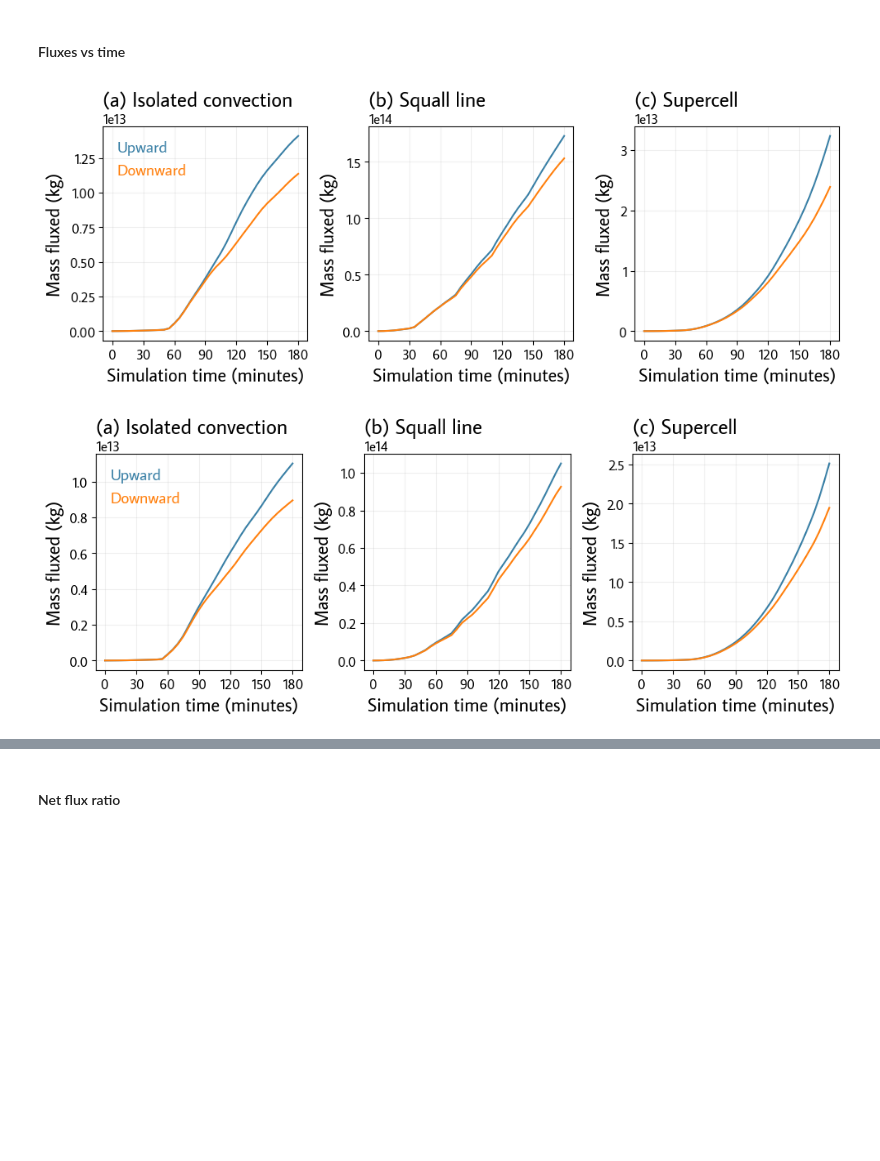
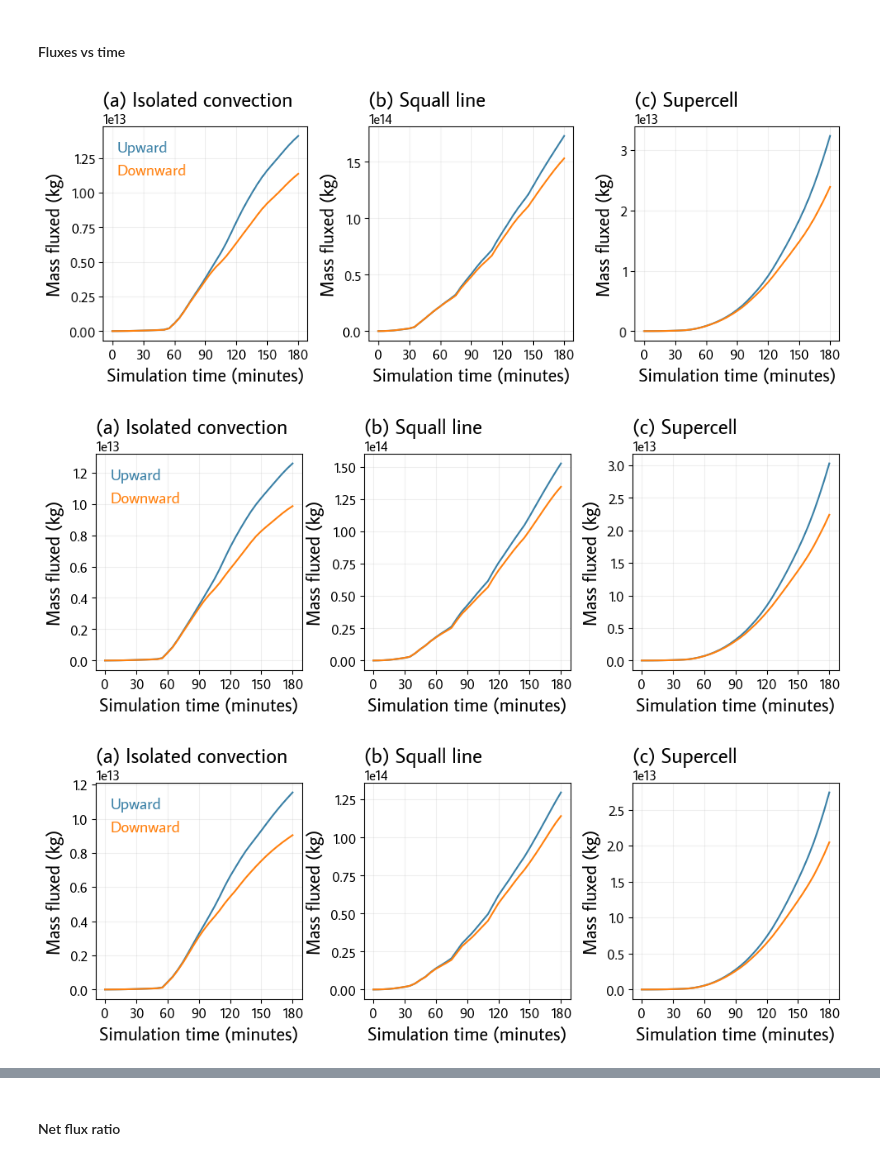
Before and after one commit to cmdavis4/tracer_paper, a Jupyter notebook: analysis-tracerpaper.ipynb, the cells around one changed output, grey strips where cells are left out. Drawn from its saved outputs; the diff is of its cells as text; code cells hidden in the pictures; blank space fills up the shorter version.

```diff
--- a/analysis-tracerpaper.ipynb
+++ b/analysis-tracerpaper.ipynb
@@ -3852,7 +3857,10 @@ for storm_name in tqdm(list(blt.STORM_LABELS.keys())):
         input_filenames=rams_lite_input_filenames,
         time_dim_name="time",
         units=False,
-        **rams_lite_input_dim_names_kwargs,
+        # keep_vars=['WC', 'THETA', 'PI', ]
+        dim_names={"phony_dim_0": "y", "phony_dim_1": "x", "phony_dim_2": "p"},
+        chunks={"x": 440, "y": 750},
+        preprocess=lambda ds: ds.isel({"phony_dim_3": z_ul_ix}, drop=True),
     )
 
     # Postprocess
@@ -3876,5 +3884,7 @@ for storm_name in tqdm(list(blt.STORM_LABELS.keys())):
 
     # Store
     lite_dss[storm_name] = storm_ds
+    break
+storm_ds
 # %% [output]
 Reading and concatenating 5401 RAMS individual timestep outputs...
@@ -3882,0 +3908,3 @@ Reading and concatenating 5401 RAMS individual timestep outputs...
+# %%
+storm_ds = storm_ds.chunk({"x": len(storm_ds["x"].values)})
+storm_ds
@@ -3902,3 +3998,13 @@ Reading and concatenating 5401 RAMS individual timestep outputs...
 #         pkl.dump(flux_dss, f)
 
 # fix_flux(Path("/home/cmdavis4/projects/tracer_paper/data/derived/ul_mass_fluxes_z-10000_old.pkl"), Path("/home/cmdavis4/projects/tracer_paper/data/derived/ul_mass_fluxes_z-10000.pkl"))
+# %%
+   ul_flux = (
+        ds["WC"] * ds["air_density"] * 500**2 * 2  # m/s  # kg/m^3  # m^2  # s
+    ).where(
+        mask
+    )  # Gives kg
+    return ul_flux.sum(["x", "y"]).cumsum("time")
+
+
+ic_z10km_ds = lite_dss["ic_wk"]#.sel({"z": 10_000}, method="nearest")
@@ -3931,15 +4099,13 @@ def calculate_ul_fluxes(height_threshold):
     for storm_ix, (storm, lite_ds) in tqdm(enumerate(lite_dss.items())):
         this_ul_ds = lite_ds.sel({"z": height_threshold}, method="nearest", drop=True)
 
-        # Calculate positive flux across the 10km level
+        # Calculate positive (upward) flux across this vertical level
         # ================================
-        # Calculate positive vertical mass flux at each point in space-time
         print("Calculating upward flux")
         this_upward_flux = _calculate_fluxes(this_ul_ds.where(this_ul_ds["WC"] > 0))
 
-        # Calculate downward flux across the 10km level
+        # Calculate negative (downward) flux across this vertical level
         # ================================
-        # Calculate negative vertical mass flux at each point in space-time
         print("Calculating downward flux")
         this_downward_flux = _calculate_fluxes(this_ul_ds.where(this_ul_ds["WC"] < 0))
 
@@ -3951,7 +4117,7 @@ def calculate_ul_fluxes(height_threshold):
 
 
 ul_flux_dss = {}
-for z_km in [8, 9]:
+for z_km in blt.ALL_UL_Z_THRESHOlDS:
     ul_flux_dss[z_km] = cm.utils.read_or_cache_to(
         blt.DERIVED_DIR / f"ul_mass_fluxes_z-{z_km}000.pkl"
     )(calculate_ul_fluxes)(z_km * 1000)
@@ -4038,32 +4175,33 @@ for storm_ix, (storm, storm_ds) in enumerate(storm_dss.items()):
 # %% [markdown]
 #### Fluxes vs time
 # %%
-for z_km in [7, 10]:
+for z_km in blt.ALL_UL_Z_THRESHOlDS:
 
     cm.plotting.start_figure(f"ul_mass_fluxes_z-{z_km}000")
 
     fig, axs = plt.subplots(ncols=3, figsize=(10, 3))
 
     for storm_ix, storm in enumerate(blt.STORM_NAMES):
         ax = axs.flatten()[storm_ix]
         ax.plot(
             storm_dss[storm]["t_minutes"].values,
             ul_flux_dss[z_km][storm]["cumu_upward_mass_flux"],
             label="Upward",
             name=f"{storm}_upward_mass_flux",
         )
         ax.plot(
             storm_dss[storm]["t_minutes"].values,
             -1 * ul_flux_dss[z_km][storm]["cumu_downward_mass_flux"],
             label="Downward",
             name=f"{storm}_downward_mass_flux",
         )
         ax.set_ylabel("Mass fluxed (kg)")
         blt.label_x_axis(ax)
         ax.set_title(blt.axes_title(storm_ix, blt.STORM_LABELS[storm]))
     cm.plotting.clean_legend(axs[0])
 
     save_figure_and_data()
 # %% [output]
 [figure]
-[figure, old version]
+[figure, new version]
+[figure, added]
```
Also changed, not shown: parts of 20 cells of this notebook, 2 other files.
